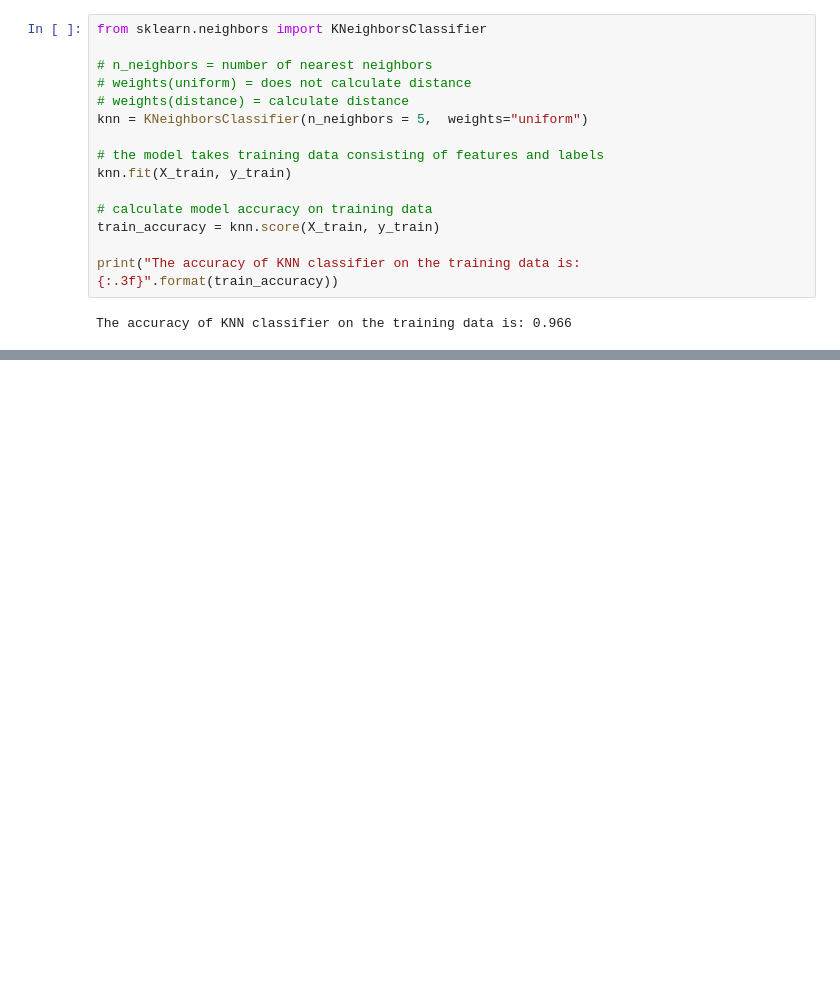
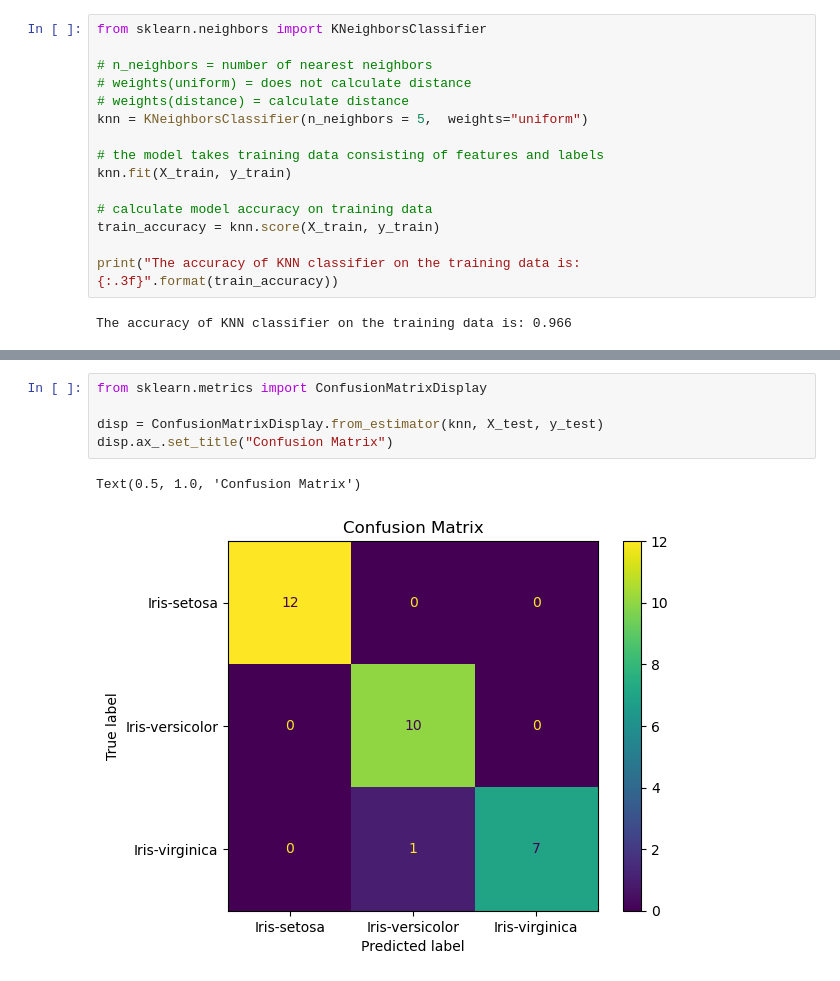
Before and after one commit to zhafranzainal/artificial-intelligence, a Jupyter notebook: Meeting 11 - Iris Flowers Classification II/classification2.ipynb, the cells around one changed output, grey strips where cells are left out. Cells and saved outputs as stored; diff of their text form; blank space fills up the shorter version.

Commit message:
Create a confusion matrix

```diff
--- a/Meeting 11 - Iris Flowers Classification II/classification2.ipynb
+++ b/Meeting 11 - Iris Flowers Classification II/classification2.ipynb
@@ -141,0 +142,8 @@ The accuracy of KNN classifier on test data is:  0.967
+# %%
+from sklearn.metrics import ConfusionMatrixDisplay
+
+disp = ConfusionMatrixDisplay.from_estimator(knn, X_test, y_test)
+disp.ax_.set_title("Confusion Matrix")
+# %% [output]
+Text(0.5, 1.0, 'Confusion Matrix')
+[figure, added]
```
Also changed, not shown: parts of 3 cells of this notebook.
